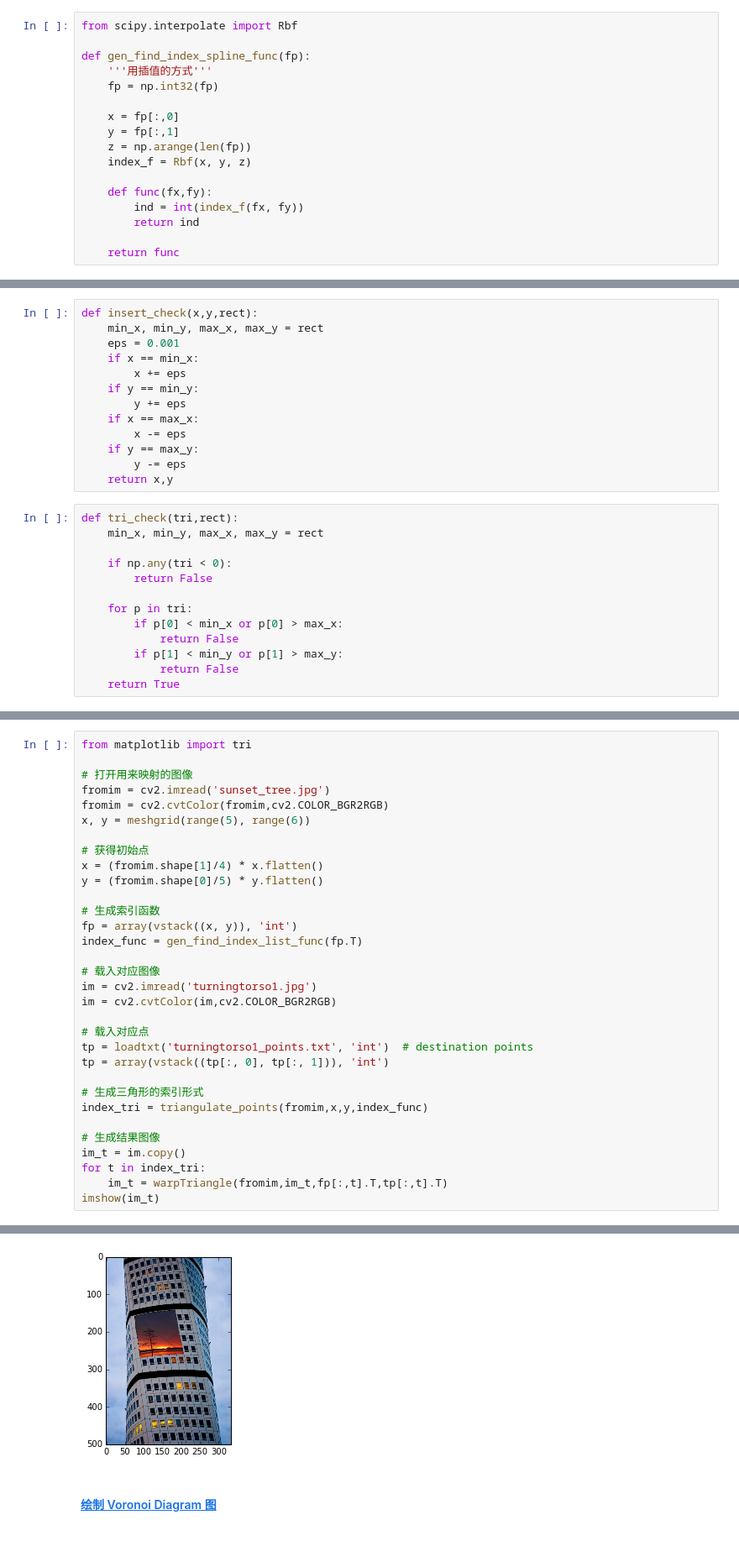
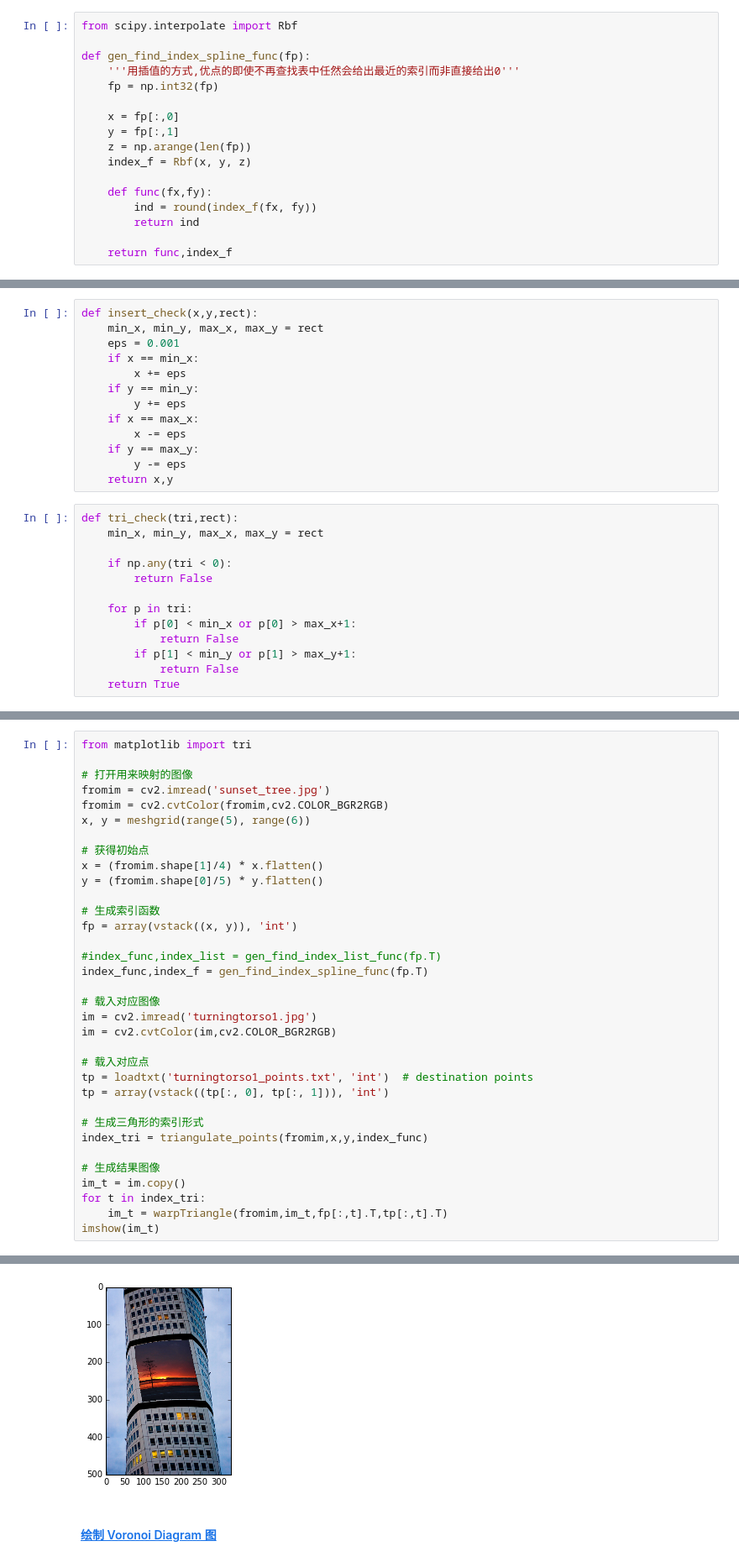
Before and after one commit to LMCallMe/PYCVReading, a Jupyter notebook: ch03-图像到图像的映射.ipynb, the cells around one changed output, grey strips where cells are left out. Shown at 84% size. Cells and saved outputs as stored; diff of their text form.

Commit message:
修正了一个错误,使得纯opencv版本与原版本结果完全相同,注意 int(2.99) -> 2, round(2.99) -> 3

```diff
--- a/ch03-图像到图像的映射.ipynb
+++ b/ch03-图像到图像的映射.ipynb
@@ -700,7 +700,7 @@ def gen_find_index_list_func(fp):
 from scipy.interpolate import Rbf
 
 def gen_find_index_spline_func(fp):
-    '''用插值的方式'''
+    '''用插值的方式,优点的即使不再查找表中任然会给出最近的索引而非直接给出0'''
     fp = np.int32(fp)
 
     x = fp[:,0]
@@ -709,10 +709,10 @@ def gen_find_index_spline_func(fp):
     index_f = Rbf(x, y, z)
 
     def func(fx,fy):
-        ind = int(index_f(fx, fy))
+        ind = round(index_f(fx, fy))
         return ind
 
-    return func
+    return func,index_f
 # %% [markdown]
 同时 subdiv.getTriangleList 方法获得的剖分点并非一定在图像内,且在插入剖分点时不能插入矩形的边界点.
 # %%
@@ -736,9 +736,9 @@ def tri_check(tri,rect):
         return False
 
     for p in tri:
-        if p[0] < min_x or p[0] > max_x:
+        if p[0] < min_x or p[0] > max_x+1:
             return False
-        if p[1] < min_y or p[1] > max_y:
+        if p[1] < min_y or p[1] > max_y+1:
             return False
     return True
 # %%
@@ -769,35 +770,37 @@ from matplotlib import tri
 # 打开用来映射的图像
 fromim = cv2.imread('sunset_tree.jpg')
 fromim = cv2.cvtColor(fromim,cv2.COLOR_BGR2RGB)
 x, y = meshgrid(range(5), range(6))
 
 # 获得初始点
 x = (fromim.shape[1]/4) * x.flatten()
 y = (fromim.shape[0]/5) * y.flatten()
 
 # 生成索引函数
 fp = array(vstack((x, y)), 'int')
-index_func = gen_find_index_list_func(fp.T)
+
+#index_func,index_list = gen_find_index_list_func(fp.T)
+index_func,index_f = gen_find_index_spline_func(fp.T)
 
 # 载入对应图像
 im = cv2.imread('turningtorso1.jpg')
 im = cv2.cvtColor(im,cv2.COLOR_BGR2RGB)
 
 # 载入对应点
 tp = loadtxt('turningtorso1_points.txt', 'int')  # destination points
 tp = array(vstack((tp[:, 0], tp[:, 1])), 'int')
 
 # 生成三角形的索引形式
 index_tri = triangulate_points(fromim,x,y,index_func)
 
 # 生成结果图像
 im_t = im.copy()
 for t in index_tri:
     im_t = warpTriangle(fromim,im_t,fp[:,t].T,tp[:,t].T)
 imshow(im_t)
 # %% [output]
 <matplotlib.image.AxesImage at 0x...>
-[figure, old version]
+[figure, new version]
 # %% [markdown]
 #### [绘制 Voronoi Diagram 图](http://www.learnopencv.com/delaunay-triangulation-and-voronoi-diagram-using-opencv-c-python/)
 # %%
```
Also changed, not shown: parts of 2 cells of this notebook.
